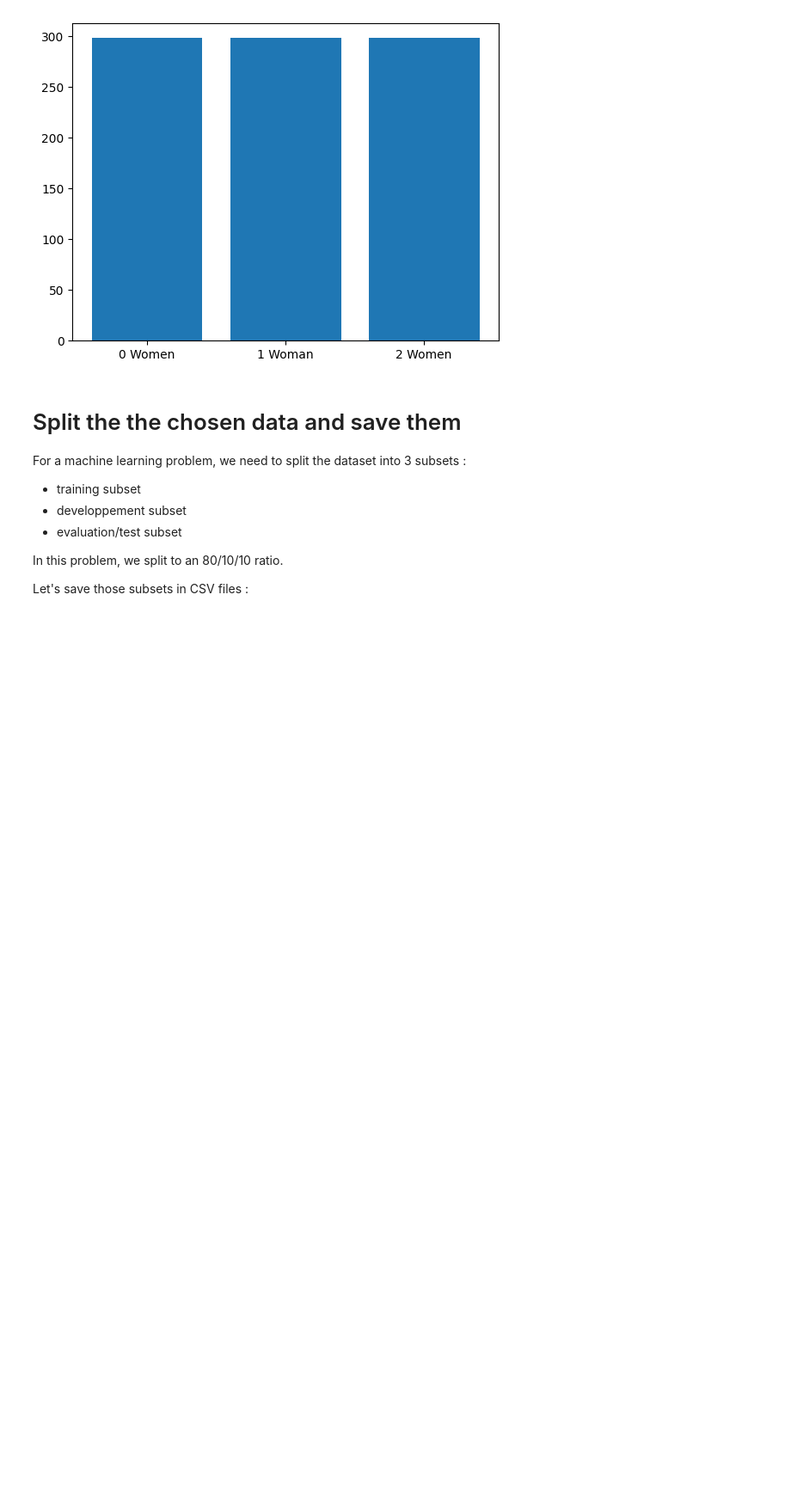
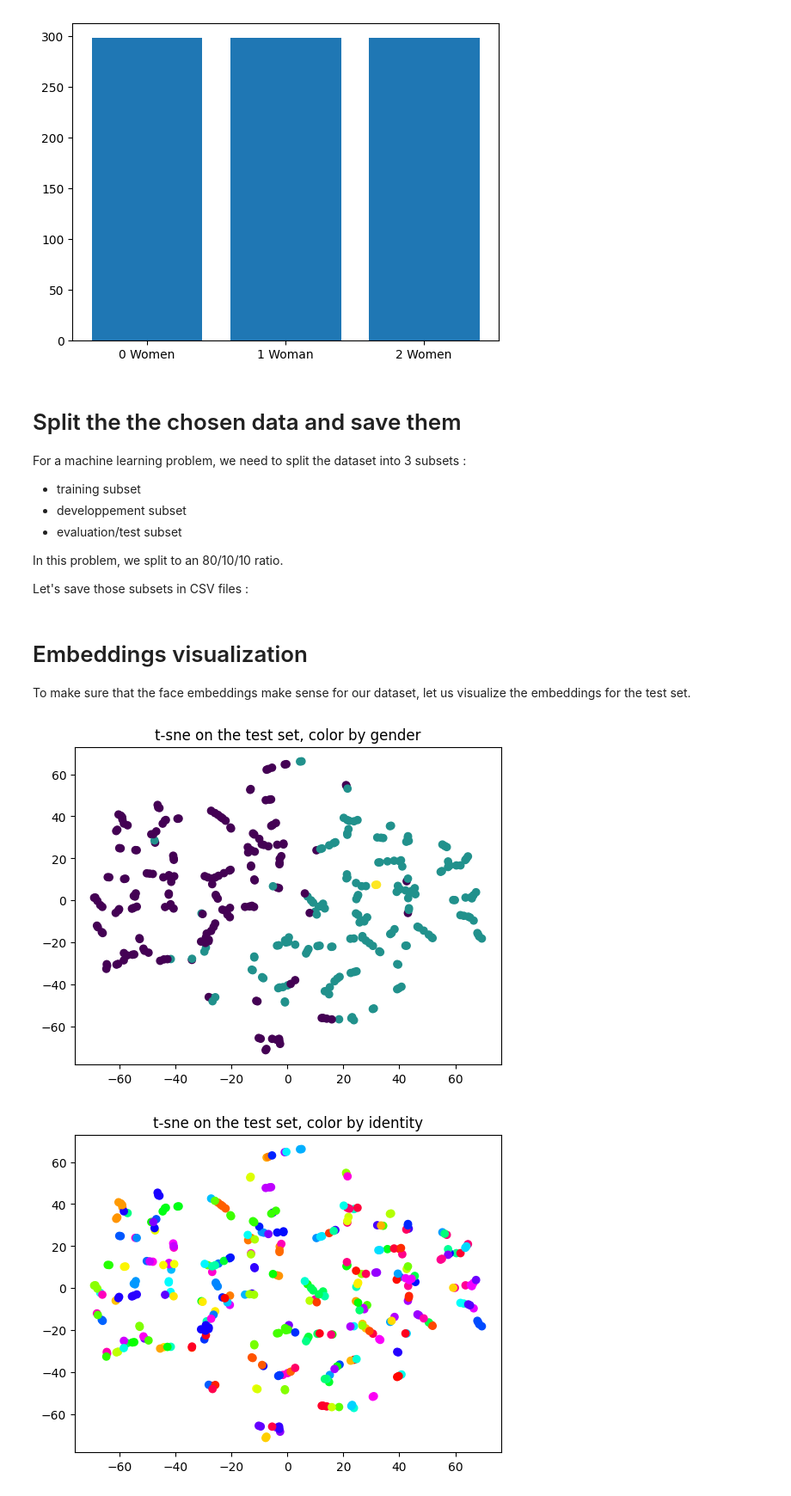
Before and after one commit to aperquin/Face-Verification, a Jupyter notebook: data_analysis.ipynb, the cells around one changed output. Shown at 86% size. Drawn from its saved outputs; the diff is of its cells as text; code cells hidden in the pictures; blank space fills up the shorter version.

```diff
--- a/data_analysis.ipynb
+++ b/data_analysis.ipynb
@@ -330,3 +332,7 @@ df_selected.to_csv(output_folderpath / "selected_metadata.csv", index=None)
 df_train.to_csv(output_folderpath / "train_metadata.csv", index=None)
 df_test.to_csv(output_folderpath / "test_metadata.csv", index=None)
 df_dev.to_csv(output_folderpath / "dev_metadata.csv", index=None)
+# %% [markdown]
+# Embeddings visualization
+
+To make sure that the face embeddings make sense for our dataset, let us visualize the embeddings for the test set.
@@ -332,0 +351,44 @@ df_dev.to_csv(output_folderpath / "dev_metadata.csv", index=None)
+# %%
+# Embedding extraction
+embeddings = []
+subject_name = []
+subject_gender = []
+for index_batch, batch in enumerate(test_dataloader):
+    batch_img1, batch_img2, batch_label, batch_metadata = batch
+
+    # Embeddings prediction
+    embeddings.extend(resnet(fixed_image_standardization(batch_img1)).detach().numpy())
+    embeddings.extend(resnet(fixed_image_standardization(batch_img2)).detach().numpy())
+
+    # Metadata extraction
+    subject_name.extend(batch_metadata["subject_name_1"])
+    subject_name.extend(batch_metadata["subject_name_2"])
+    subject_gender.extend(batch_metadata["gender_1"])
+    subject_gender.extend(batch_metadata["gender_2"])
+embeddings = np.array(embeddings)
+# %%
+# Embedding visualization
+from sklearn import preprocessing
+from sklearn.manifold import TSNE
+
+tsne = TSNE(n_components=2, learning_rate='auto', init='random', perplexity=3)
+
+label_encoder_gender = preprocessing.LabelEncoder()
+label_encoder_gender.fit(subject_gender)
+
+label_encoder_subject_name = preprocessing.LabelEncoder()
+label_encoder_subject_name.fit(subject_name)
+
+
+tse_projections = tsne.fit_transform(embeddings)
+
+plt.scatter(tse_projections[:, 0], tse_projections[:, 1], c=label_encoder_gender.transform(subject_gender))
+plt.title("t-sne on the test set, color by gender")
+plt.show()
+
+plt.scatter(tse_projections[:, 0], tse_projections[:, 1], c=label_encoder_subject_name.transform(subject_name), cmap="hsv")
+plt.title("t-sne on the test set, color by identity")
+plt.show()
+# %% [output]
+[figure, added]
+[figure, added]
```
Also changed, not shown: parts of 13 cells of this notebook, 1 other file.
